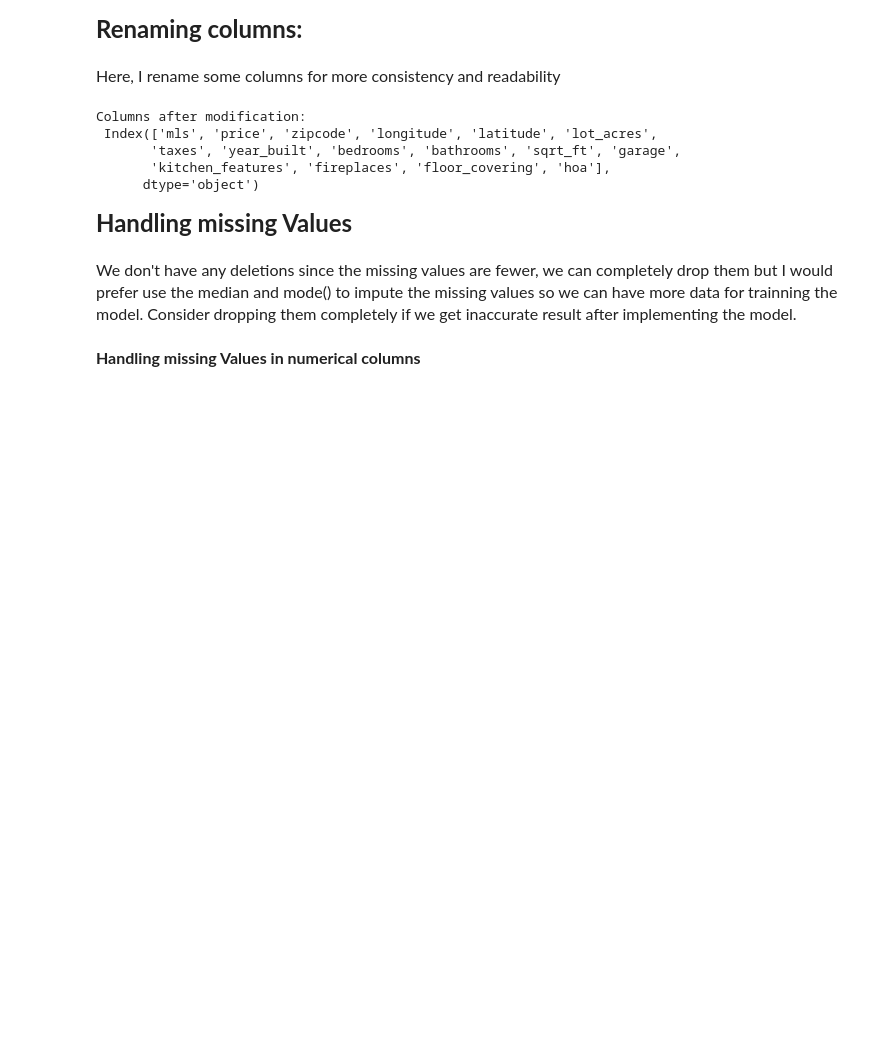
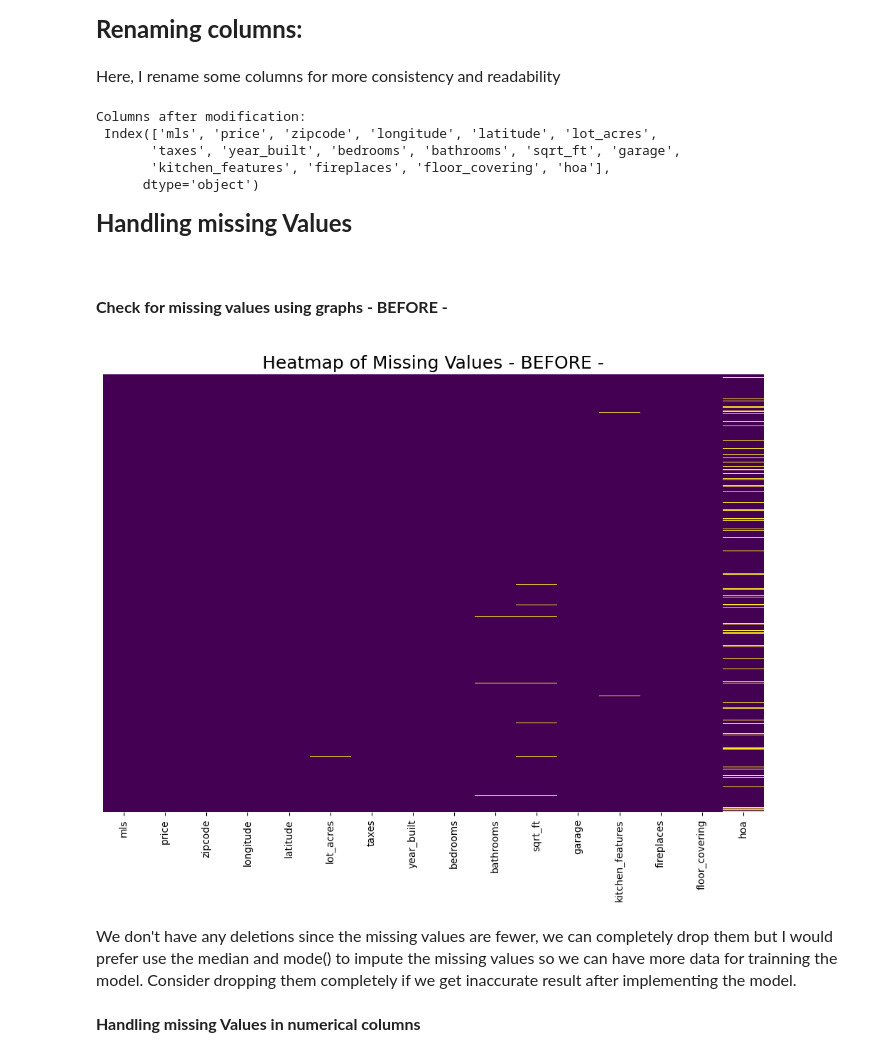
Before and after one commit to NyoYoAB/housingData_EDA, a Jupyter notebook: houseData_eda.ipynb, the cells around one changed output. Drawn from its saved outputs; the diff is of its cells as text; code cells hidden in the pictures; blank space fills up the shorter version.

```diff
--- a/houseData_eda.ipynb
+++ b/houseData_eda.ipynb
@@ -121,6 +121,15 @@ Columns after modification:
       dtype='object')
 # %% [markdown]
 <font size="5">**Handling missing Values** </font>
+# %% [markdown]
+# <font size="3">**Check for missing values using graphs - BEFORE -** </font>
+# %%
+plt.figure(figsize=(12, 8))
+sns.heatmap(house_df.isnull(), cbar=False, cmap='viridis', yticklabels=False)
+plt.title('Heatmap of Missing Values - BEFORE -', fontsize=18)
+plt.show()
+# %% [output]
+[figure, added]
 # %%
 threshold = len(house_df) * 0.1
 house_df = house_df.dropna(thresh=threshold, axis=1)
```
Also changed, not shown: parts of 6 cells of this notebook, 3 other files.
